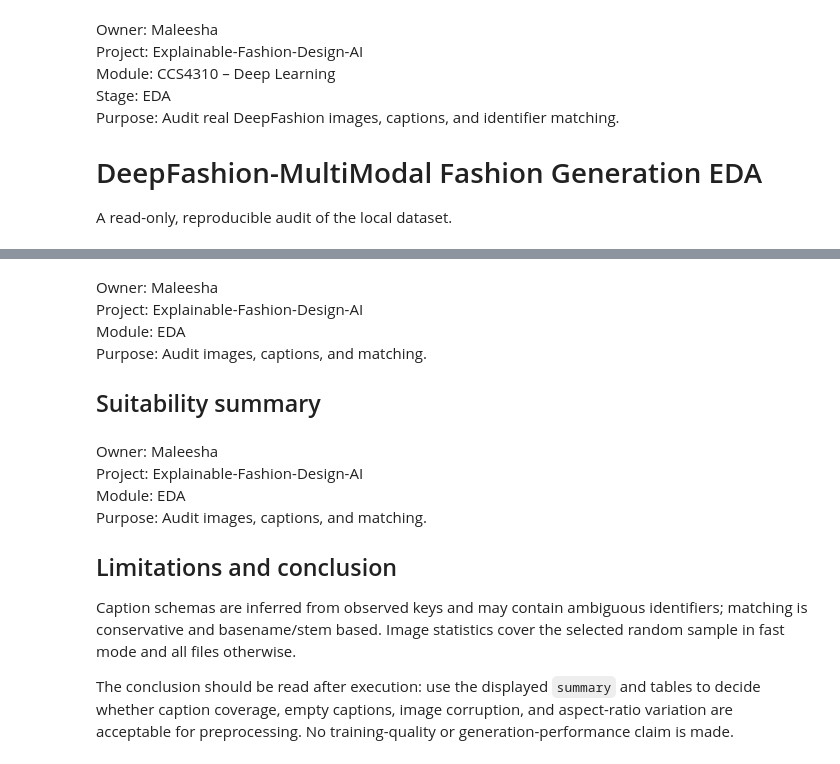
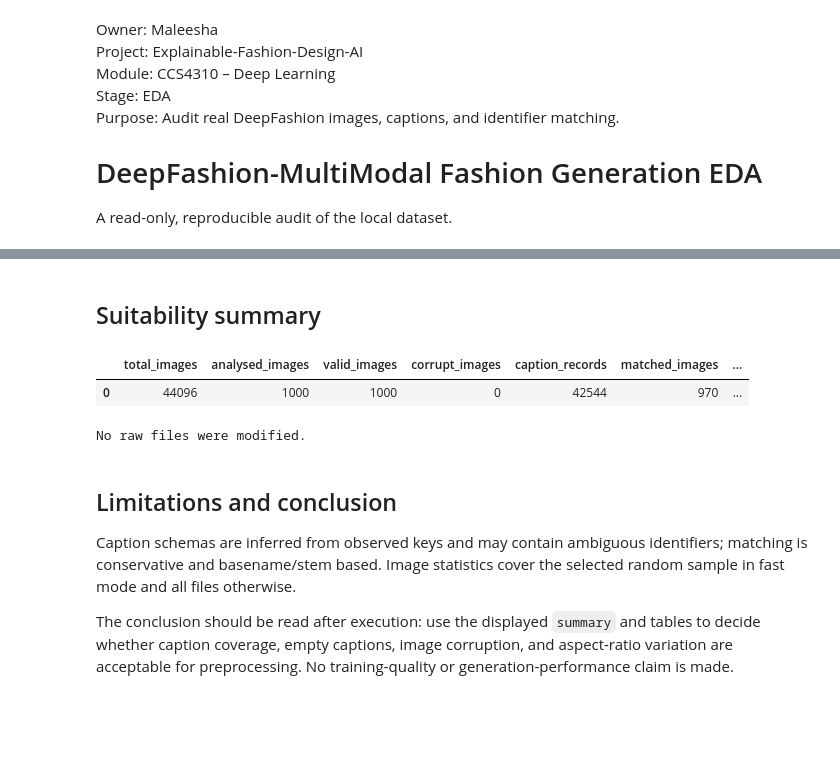
Before and after one commit to Dasith-Randula/Explainable-Fashion-Design-AI, a Jupyter notebook: notebooks/eda/01_deepfashion_generation_eda.ipynb, the cells around one changed output, grey strips where cells are left out. Drawn from its saved outputs; the diff is of its cells as text; code cells hidden in the pictures; blank space fills up the shorter version.

Commit message:
Finalize fashion generation pipeline

```diff
--- a/notebooks/eda/01_deepfashion_generation_eda.ipynb
+++ b/notebooks/eda/01_deepfashion_generation_eda.ipynb
@@ -167,19 +205,24 @@ fig.suptitle("Reproducible random image sample (seed 42)"); fig.tight_layout();
-# %% [markdown]
-Owner: Maleesha
-Project: Explainable-Fashion-Design-AI
-Module: EDA
-Purpose: Audit images, captions, and matching.
-
-## Suitability summary
+# %% [markdown]
+## Suitability summary
 # %%
-summary={"total_images":len(image_paths),"analysed_images":len(inspect_paths),"valid_images":int(image_properties.get("is_valid",pd.Series(dtype=bool)).sum()),"corrupt_images":len(corrupt),"caption_records":len(caption_records),"matched_images":matched_count,"images_without_captions":len(image_paths)-matched_count,"unmatched_captions":max(0,len(caption_records)-matched_count),"fast_dev_run":FAST_DEV_RUN}
+matched_count = sample_matched_image_count if FAST_DEV_RUN else matched_count
+summary = {
+    "total_images": len(image_paths),
+    "analysed_images": len(inspect_paths),
+    "valid_images": int(image_properties.get("is_valid", pd.Series(dtype=bool)).sum()),
+    "corrupt_images": len(corrupt),
+    "caption_records": full_dataset_caption_count,
+    "matched_images": matched_count,
+    "images_without_captions": sample_images_without_caption if FAST_DEV_RUN else (len(image_paths) - matched_count),
+    "unmatched_captions": full_dataset_unmatched_caption_records,
+    "fast_dev_run": FAST_DEV_RUN,
+}
 display(pd.DataFrame([summary])); print("No raw files were modified.")
+# %% [output]
+|  | total_images | analysed_images | valid_images | corrupt_images | caption_records | matched_images | ... |
+| 0 | 44096 | 1000 | 1000 | 0 | 42544 | 970 | ... |
+No raw files were modified.
 # %% [markdown]
-Owner: Maleesha
-Project: Explainable-Fashion-Design-AI
-Module: EDA
-Purpose: Audit images, captions, and matching.
-
 ## Limitations and conclusion
 Caption schemas are inferred from observed keys and may contain ambiguous identifiers; matching is conservative and basename/stem based. Image statistics cover the selected random sample in fast mode and all files otherwise.
 
```
Also changed, not shown: parts of 12 cells of this notebook, 8 other files.
